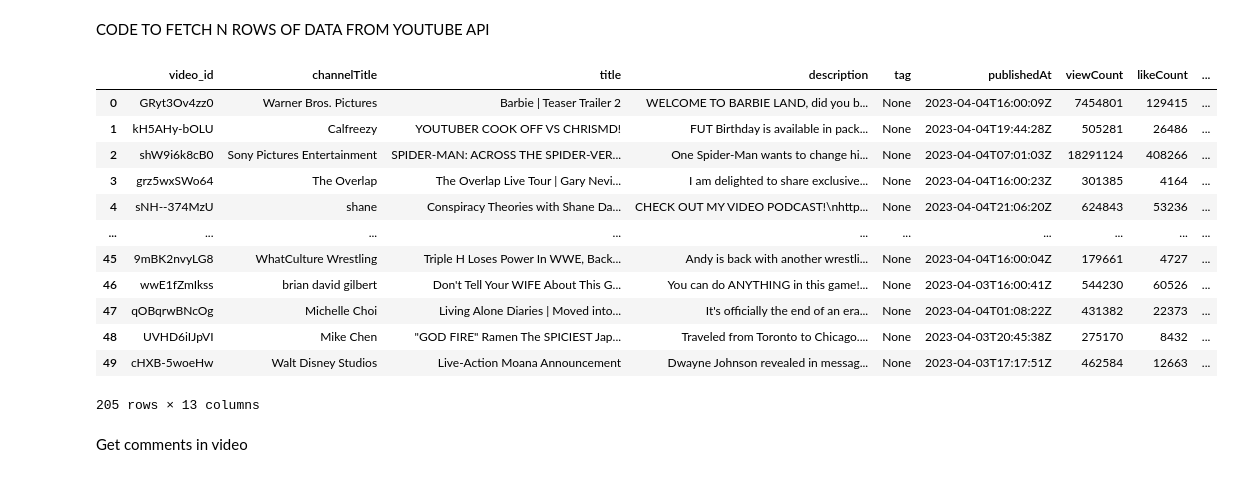
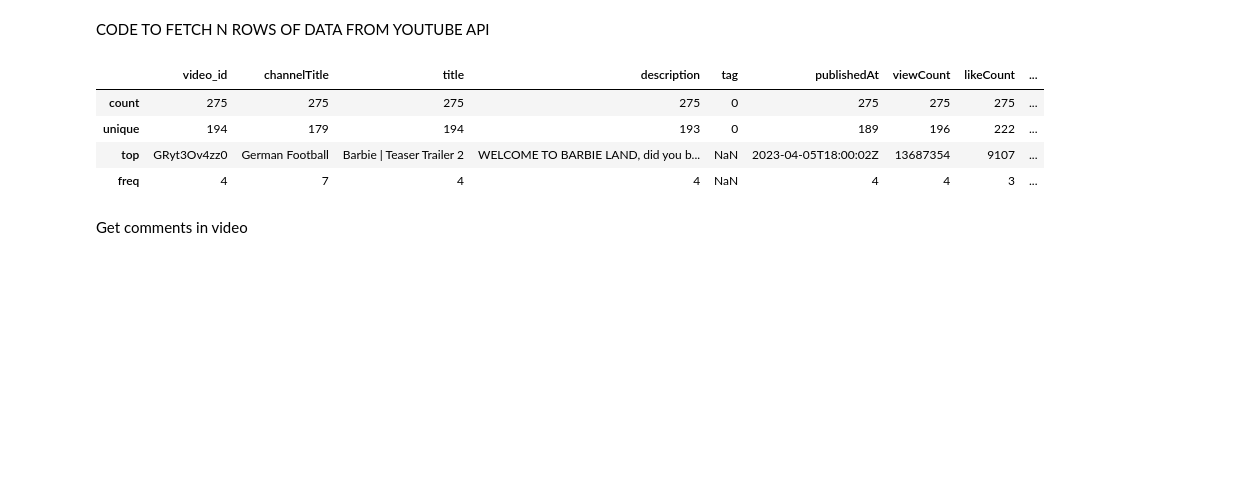
Before and after one commit to Sruthy14/youtube-data-analysis, a Jupyter notebook: channel_analysis copy.ipynb, the cells around one changed output. Cells and saved outputs as stored; diff of their text form; code cells hidden in the pictures; blank space fills up the shorter version.

```diff
--- a/channel_analysis copy.ipynb
+++ b/channel_analysis copy.ipynb
@@ -229,21 +247,13 @@ def get_coultry_wise_data(region_code_list):
 region_code_list = ['GB', 'IN', 'US', 'FR', 'CA']
 video_data_df = get_coultry_wise_data(region_code_list)
 # %%
-video_data_df.drop_duplicates()
+video_data_df.describe()
 # %% [output]
 |  | video_id | channelTitle | title | description | tag | publishedAt | viewCount | likeCount | ... |
-| 0 | GRyt3Ov4zz0 | Warner Bros. Pictures | Barbie | Teaser Trailer 2 | WELCOME TO BARBIE LAND, did you b... | None | 2023-04-04T16:00:09Z | 7454801 | 129415 | ... |
-| 1 | kH5AHy-bOLU | Calfreezy | YOUTUBER COOK OFF VS CHRISMD! | FUT Birthday is available in pack... | None | 2023-04-04T19:44:28Z | 505281 | 26486 | ... |
-| 2 | shW9i6k8cB0 | Sony Pictures Entertainment | SPIDER-MAN: ACROSS THE SPIDER-VER... | One Spider-Man wants to change hi... | None | 2023-04-04T07:01:03Z | 18291124 | 408266 | ... |
-| 3 | grz5wxSWo64 | The Overlap | The Overlap Live Tour | Gary Nevi... | I am delighted to share exclusive... | None | 2023-04-04T16:00:23Z | 301385 | 4164 | ... |
-| 4 | sNH--374MzU | shane | Conspiracy Theories with Shane Da... | CHECK OUT MY VIDEO PODCAST!\nhttp... | None | 2023-04-04T21:06:20Z | 624843 | 53236 | ... |
-| ... | ... | ... | ... | ... | ... | ... | ... | ... | ... |
-| 45 | 9mBK2nvyLG8 | WhatCulture Wrestling | Triple H Loses Power In WWE, Back... | Andy is back with another wrestli... | None | 2023-04-04T16:00:04Z | 179661 | 4727 | ... |
-| 46 | wwE1fZmIkss | brian david gilbert | Don't Tell Your WIFE About This G... | You can do ANYTHING in this game!... | None | 2023-04-03T16:00:41Z | 544230 | 60526 | ... |
-| 47 | qOBqrwBNcOg | Michelle Choi | Living Alone Diaries | Moved into... | It's officially the end of an era... | None | 2023-04-04T01:08:22Z | 431382 | 22373 | ... |
-| 48 | UVHD6iIJpVI | Mike Chen | "GOD FIRE" Ramen The SPICIEST Jap... | Traveled from Toronto to Chicago.... | None | 2023-04-03T20:45:38Z | 275170 | 8432 | ... |
-| 49 | cHXB-5woeHw | Walt Disney Studios | Live-Action Moana Announcement | Dwayne Johnson revealed in messag... | None | 2023-04-03T17:17:51Z | 462584 | 12663 | ... |
+| count | 275 | 275 | 275 | 275 | 0 | 275 | 275 | 275 | ... |
+| unique | 194 | 179 | 194 | 193 | 0 | 189 | 196 | 222 | ... |
+| top | GRyt3Ov4zz0 | German Football | Barbie | Teaser Trailer 2 | WELCOME TO BARBIE LAND, did you b... | NaN | 2023-04-05T18:00:02Z | 13687354 | 9107 | ... |
+| freq | 4 | 7 | 4 | 4 | NaN | 4 | 4 | 3 | ... |
-205 rows × 13 columns
 # %%
 video_data_df = video_data_df.drop_duplicates(subset='video_id')
 video_id_list = list(video_data_df['video_id'])
```
Also changed, not shown: parts of 4 cells of this notebook, 1 other file.
